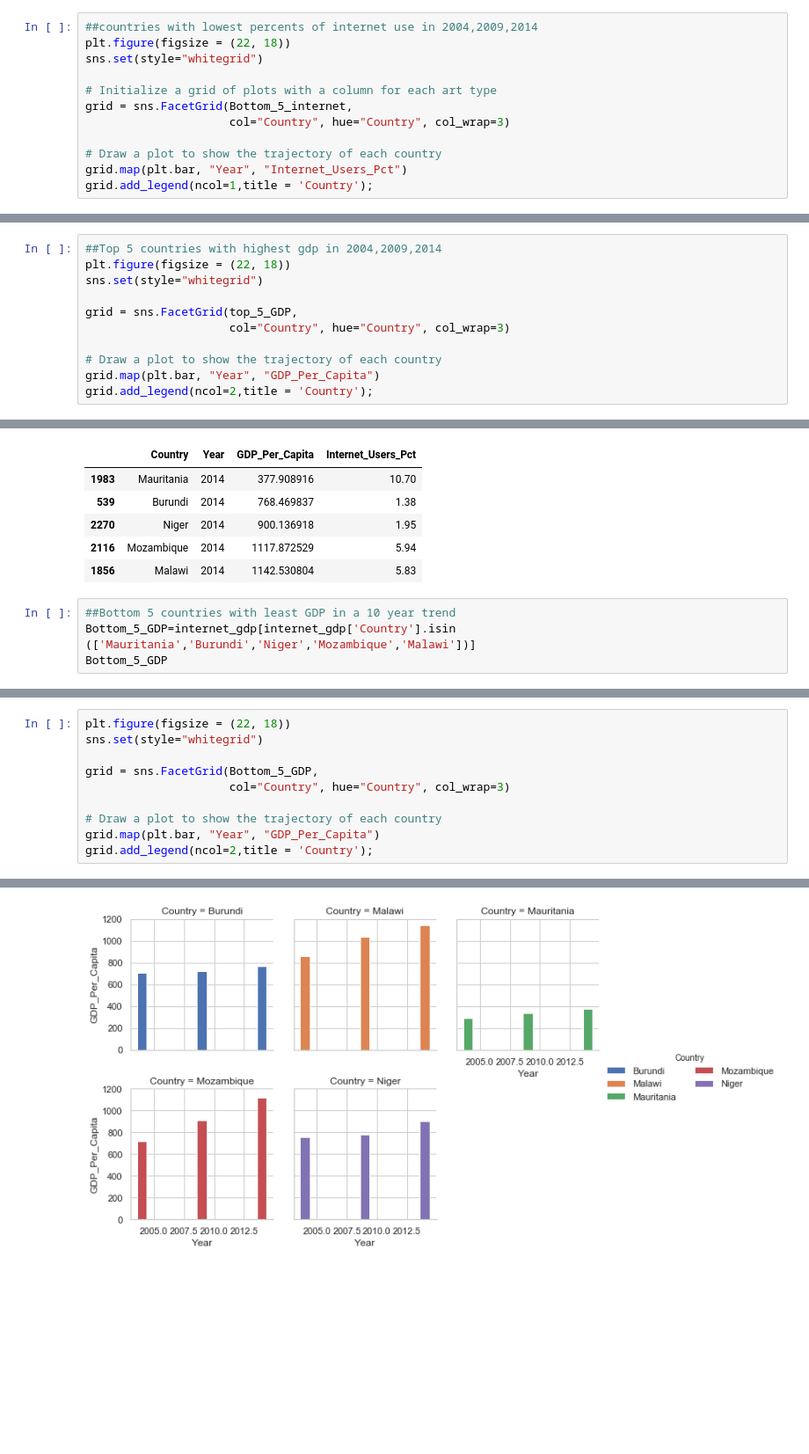
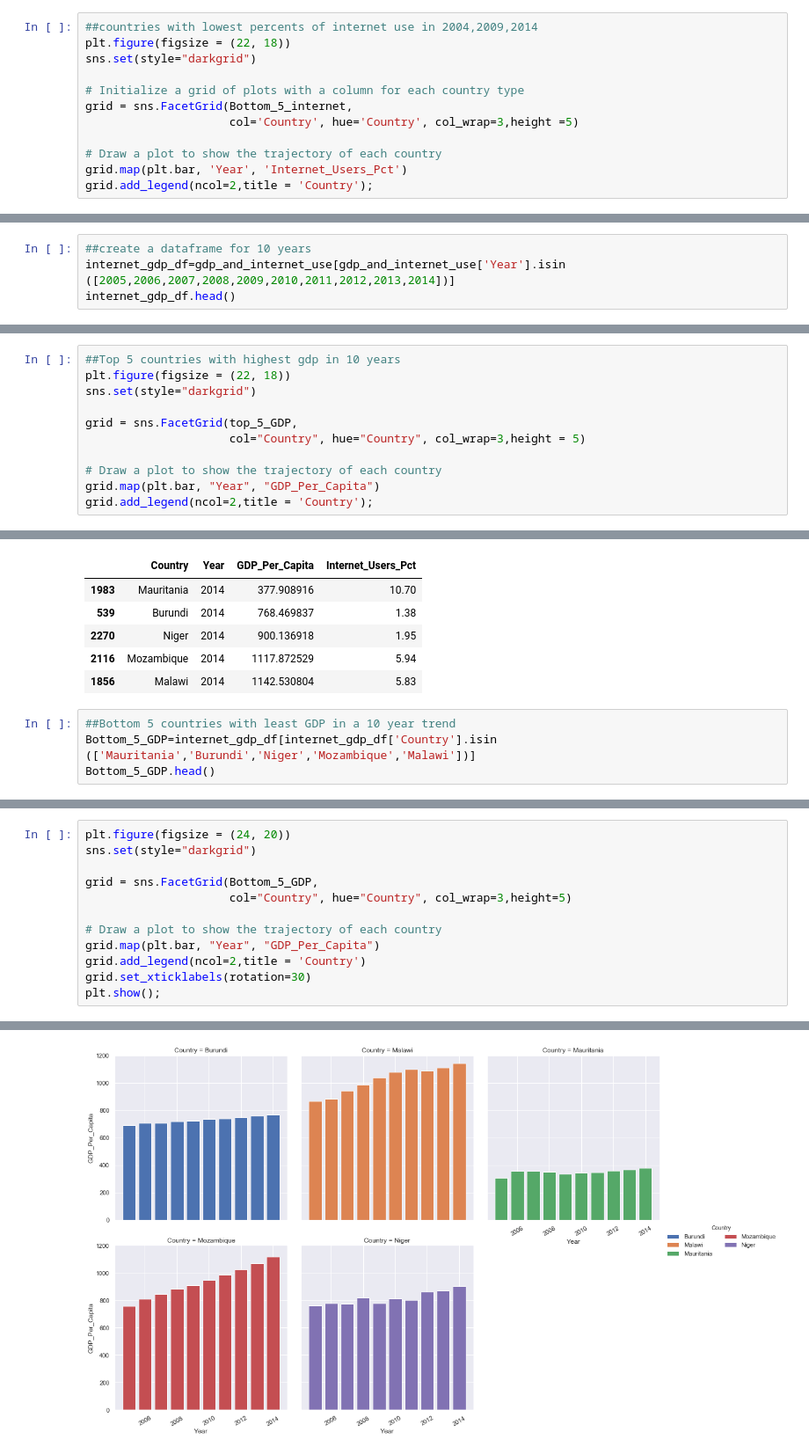
Before and after one commit to RakshandaKaukab05/gdp-and-internet-usage, a Jupyter notebook: new_gdp.ipynb, the cells around one changed output, grey strips where cells are left out. Shown at 88% size. Saved outputs shown, nothing was run; the diff lists cells and outputs as text; blank space fills up the shorter version.

```diff
--- a/new_gdp.ipynb
+++ b/new_gdp.ipynb
@@ -470,14 +472,14 @@ Bottom_5_internet
 # %%
 ##countries with lowest percents of internet use in 2004,2009,2014
 plt.figure(figsize = (22, 18))
-sns.set(style="whitegrid")
+sns.set(style="darkgrid")
 
-# Initialize a grid of plots with a column for each art type
+# Initialize a grid of plots with a column for each country type
 grid = sns.FacetGrid(Bottom_5_internet,
-                     col="Country", hue="Country", col_wrap=3)
+                     col='Country', hue='Country', col_wrap=3,height =5)
 
 # Draw a plot to show the trajectory of each country
-grid.map(plt.bar, "Year", "Internet_Users_Pct")
-grid.add_legend(ncol=1,title = 'Country');
+grid.map(plt.bar, 'Year', 'Internet_Users_Pct')
+grid.add_legend(ncol=2,title = 'Country');
 # %% [output]
 <Figure size 1584x1296 with 0 Axes>
@@ -484,0 +487,4 @@ grid.add_legend(ncol=1,title = 'Country');
+# %%
+##create a dataframe for 10 years
+internet_gdp_df=gdp_and_internet_use[gdp_and_internet_use['Year'].isin ([2005,2006,2007,2008,2009,2010,2011,2012,2013,2014])]
+internet_gdp_df.head()
@@ -537,10 +523,10 @@ top_5_GDP
 # %%
-##Top 5 countries with highest gdp in 2004,2009,2014
+##Top 5 countries with highest gdp in 10 years
 plt.figure(figsize = (22, 18))
-sns.set(style="whitegrid")
+sns.set(style="darkgrid")
 
 grid = sns.FacetGrid(top_5_GDP,
-                     col="Country", hue="Country", col_wrap=3)
+                     col="Country", hue="Country", col_wrap=3,height = 5)
 
 # Draw a plot to show the trajectory of each country
 grid.map(plt.bar, "Year", "GDP_Per_Capita")
@@ -561,7 +547,7 @@ min_df1
 | 1856 | Malawi | 2014 | 1142.530804 | 5.83 |
 # %%
 ##Bottom 5 countries with least GDP in a 10 year trend
-Bottom_5_GDP=internet_gdp[internet_gdp['Country'].isin (['Mauritania','Burundi','Niger','Mozambique','Malawi'])]
-Bottom_5_GDP
+Bottom_5_GDP=internet_gdp_df[internet_gdp_df['Country'].isin (['Mauritania','Burundi','Niger','Mozambique','Malawi'])]
+Bottom_5_GDP.head()
 # %% [output]
 |  | Country | Year | GDP_Per_Capita | Internet_Users_Pct |
@@ -583,11 +559,13 @@ Bottom_5_GDP
 # %%
-plt.figure(figsize = (22, 18))
-sns.set(style="whitegrid")
+plt.figure(figsize = (24, 20))
+sns.set(style="darkgrid")
 
 grid = sns.FacetGrid(Bottom_5_GDP,
-                     col="Country", hue="Country", col_wrap=3)
+                     col="Country", hue="Country", col_wrap=3,height=5)
 
 # Draw a plot to show the trajectory of each country
 grid.map(plt.bar, "Year", "GDP_Per_Capita")
-grid.add_legend(ncol=2,title = 'Country');
+grid.add_legend(ncol=2,title = 'Country')
+grid.set_xticklabels(rotation=30)
+plt.show();
 # %% [output]
@@ -595 +573 @@ grid.add_legend(ncol=2,title = 'Country');
-[figure, old version]
+[figure, new version]
```
Also changed, not shown: parts of 33 cells of this notebook.
